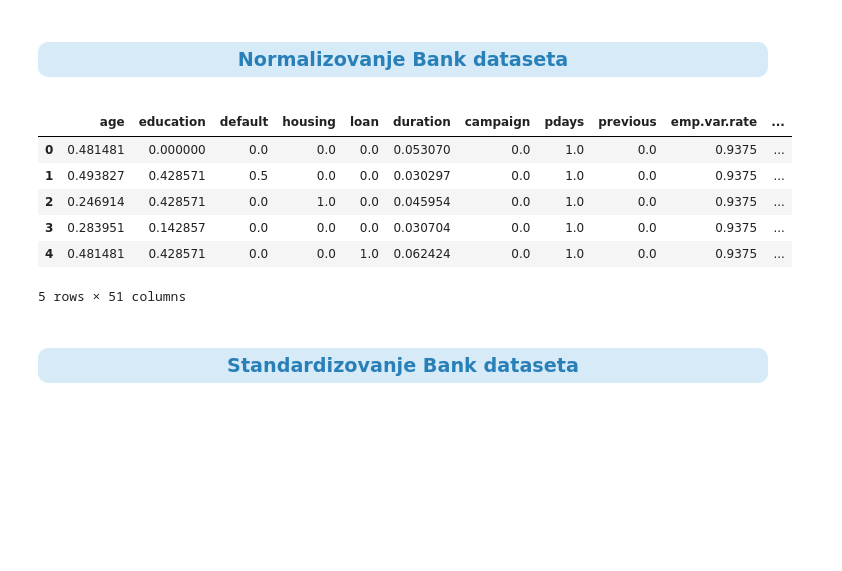
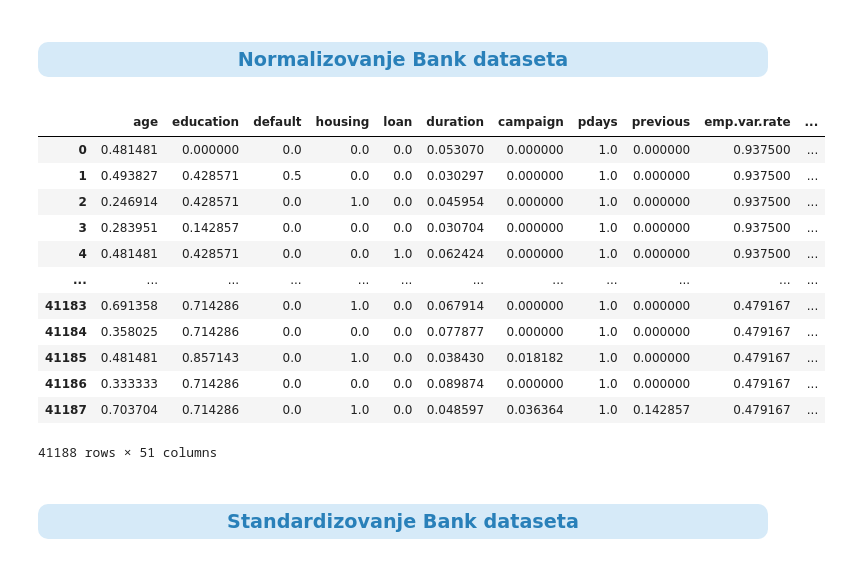
Before and after one commit to ratep99/data-transformation, a Jupyter notebook: Transformacija podataka - Prakticni deo.ipynb, the cells around one changed output. Saved outputs shown, nothing was run; the diff lists cells and outputs as text; code cells hidden in the pictures; blank space fills up the shorter version.

```diff
--- a/Transformacija podataka - Prakticni deo.ipynb
+++ b/Transformacija podataka - Prakticni deo.ipynb
@@ -704,25 +676,35 @@ def standardize_data(df,target_col):
 <h3 style="padding: 5px 0px; color:#2980B9; font-weight: bold; font-family: Arial, sans-serif;">
 Normalizovanje Bank dataseta</h3>
 </div>
+# %%
+normalised_bank_mix = bankDataset_MixEncoding.copy()
+normalised_bank_le = bankDataset_LabelEncoding.copy()
+normalised_bank_oh = bankDataset_OneHotEncoding.copy()
 # %%
 # Primena MinMaxScalera na bank datasetu
 
 # Kombinovano enkodiranje
-normalised_bank_mix = normalize_data(bankDataset_MixEncoding,'y')
+normalised_bank_mix = normalize_data(normalised_bank_mix,'y')
 # LabelEncoder
-normalised_bank_le = normalize_data(bankDataset_LabelEncoding,'y')
+normalised_bank_le = normalize_data(normalised_bank_le,'y')
 # OneHotEncoder
-normalised_bank_oh = normalize_data(bankDataset_OneHotEncoding,'y')
+normalised_bank_oh = normalize_data(normalised_bank_oh,'y')
 # %%
-normalised_bank_mix.head()
+normalised_bank_mix
 # %% [output]
 |  | age | education | default | housing | loan | duration | campaign | pdays | previous | emp.var.rate | ... |
-| 0 | 0.481481 | 0.000000 | 0.0 | 0.0 | 0.0 | 0.053070 | 0.0 | 1.0 | 0.0 | 0.9375 | ... |
-| 1 | 0.493827 | 0.428571 | 0.5 | 0.0 | 0.0 | 0.030297 | 0.0 | 1.0 | 0.0 | 0.9375 | ... |
-| 2 | 0.246914 | 0.428571 | 0.0 | 1.0 | 0.0 | 0.045954 | 0.0 | 1.0 | 0.0 | 0.9375 | ... |
-| 3 | 0.283951 | 0.142857 | 0.0 | 0.0 | 0.0 | 0.030704 | 0.0 | 1.0 | 0.0 | 0.9375 | ... |
-| 4 | 0.481481 | 0.428571 | 0.0 | 0.0 | 1.0 | 0.062424 | 0.0 | 1.0 | 0.0 | 0.9375 | ... |
+| 0 | 0.481481 | 0.000000 | 0.0 | 0.0 | 0.0 | 0.053070 | 0.000000 | 1.0 | 0.000000 | 0.937500 | ... |
+| 1 | 0.493827 | 0.428571 | 0.5 | 0.0 | 0.0 | 0.030297 | 0.000000 | 1.0 | 0.000000 | 0.937500 | ... |
+| 2 | 0.246914 | 0.428571 | 0.0 | 1.0 | 0.0 | 0.045954 | 0.000000 | 1.0 | 0.000000 | 0.937500 | ... |
+| 3 | 0.283951 | 0.142857 | 0.0 | 0.0 | 0.0 | 0.030704 | 0.000000 | 1.0 | 0.000000 | 0.937500 | ... |
+| 4 | 0.481481 | 0.428571 | 0.0 | 0.0 | 1.0 | 0.062424 | 0.000000 | 1.0 | 0.000000 | 0.937500 | ... |
+| ... | ... | ... | ... | ... | ... | ... | ... | ... | ... | ... | ... |
+| 41183 | 0.691358 | 0.714286 | 0.0 | 1.0 | 0.0 | 0.067914 | 0.000000 | 1.0 | 0.000000 | 0.479167 | ... |
+| 41184 | 0.358025 | 0.714286 | 0.0 | 0.0 | 0.0 | 0.077877 | 0.000000 | 1.0 | 0.000000 | 0.479167 | ... |
+| 41185 | 0.481481 | 0.857143 | 0.0 | 1.0 | 0.0 | 0.038430 | 0.018182 | 1.0 | 0.000000 | 0.479167 | ... |
+| 41186 | 0.333333 | 0.714286 | 0.0 | 0.0 | 0.0 | 0.089874 | 0.000000 | 1.0 | 0.000000 | 0.479167 | ... |
+| 41187 | 0.703704 | 0.714286 | 0.0 | 1.0 | 0.0 | 0.048597 | 0.036364 | 1.0 | 0.142857 | 0.479167 | ... |
-5 rows × 51 columns
+41188 rows × 51 columns
 # %% [markdown]
 <div style="border-radius:10px;
             background-color:#D6EAF8;
```
Also changed, not shown: parts of 42 cells of this notebook.
